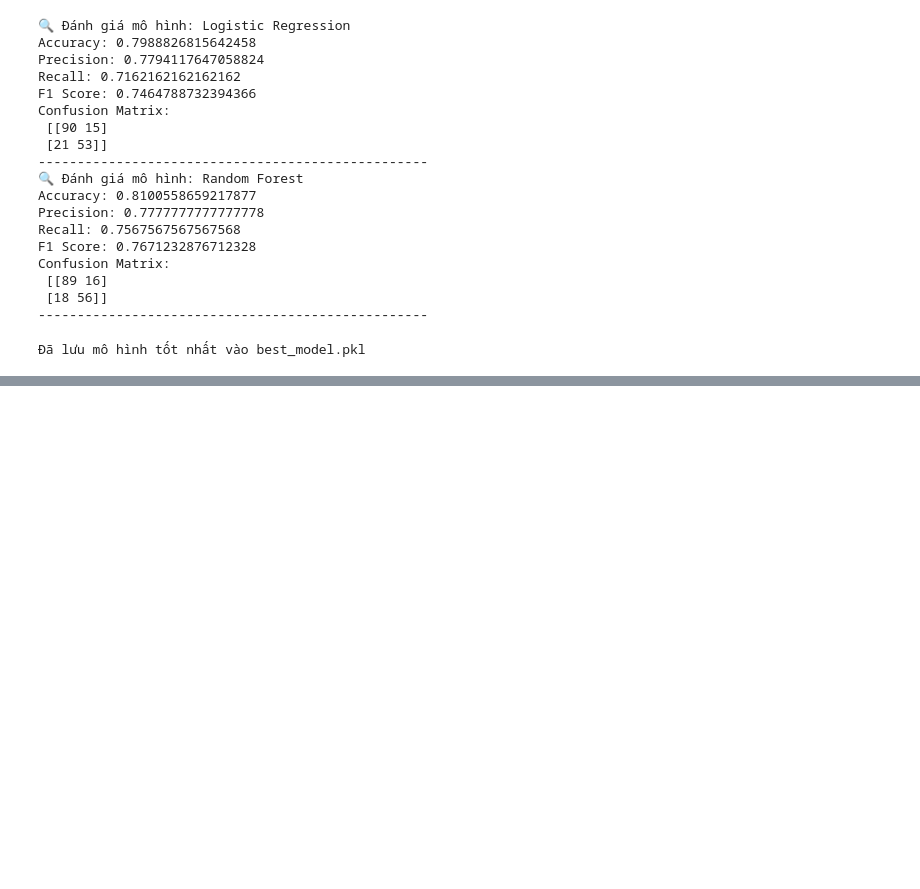
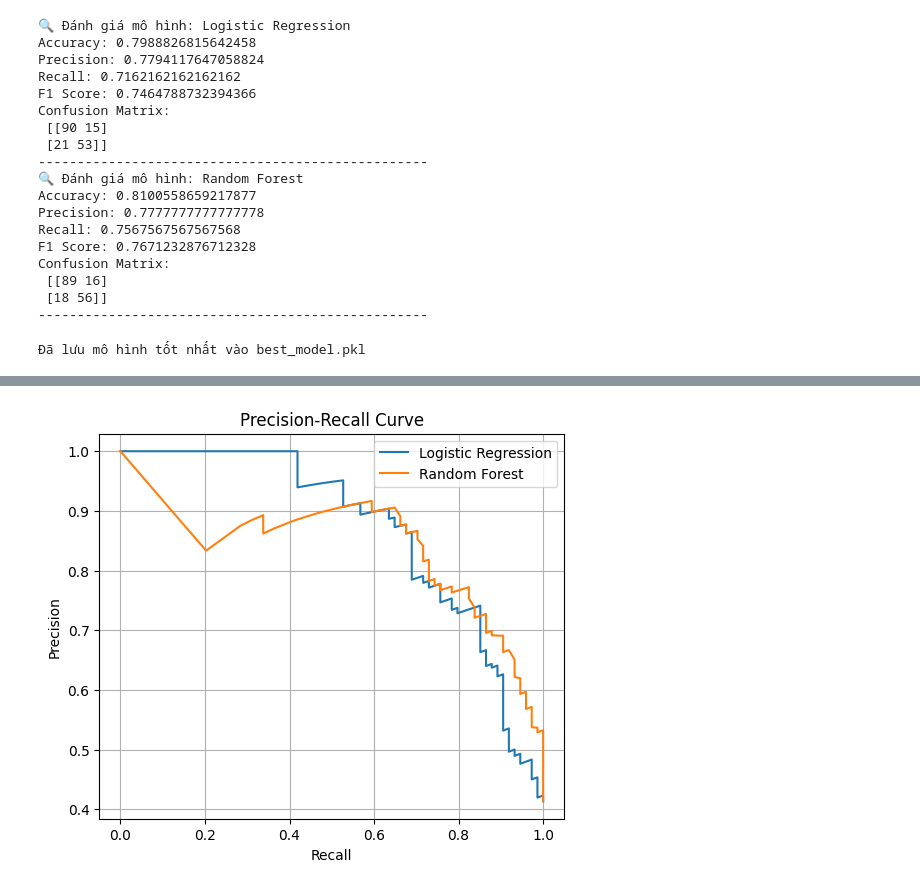
Before and after one commit to thanhvietnguyen/Titanic-ML-project, a Jupyter notebook: src/training_evaluate.ipynb, the cells around one changed output, grey strips where cells are left out. Cells and saved outputs as stored; diff of their text form; code cells hidden in the pictures; blank space fills up the shorter version.

```diff
--- a/src/training_evaluate.ipynb
+++ b/src/training_evaluate.ipynb
@@ -102,0 +133,9 @@ print("Đã lưu mô hình tốt nhất vào best_model.pkl")
+# %%
+def plot_precision_recall(y_true, y_probs, label="Model"):
+    precision, recall, _ = precision_recall_curve(y_true, y_probs)
+    plt.plot(recall, precision, label=label)
+    plt.xlabel("Recall")
+    plt.ylabel("Precision")
+    plt.title("Precision-Recall Curve")
+    plt.grid(True)
+    plt.legend()
@@ -102,0 +162,8 @@ print("Đã lưu mô hình tốt nhất vào best_model.pkl")
+# %%
+# Precision-Recall
+plt.figure(figsize=(6,5))
+plot_precision_recall(y_test, y_proba_lr, "Logistic Regression")
+plot_precision_recall(y_test, y_proba_rf, "Random Forest")
+plt.show()
+# %% [output]
+[figure, added]
```
Also changed, not shown: parts of 7 cells of this notebook.
